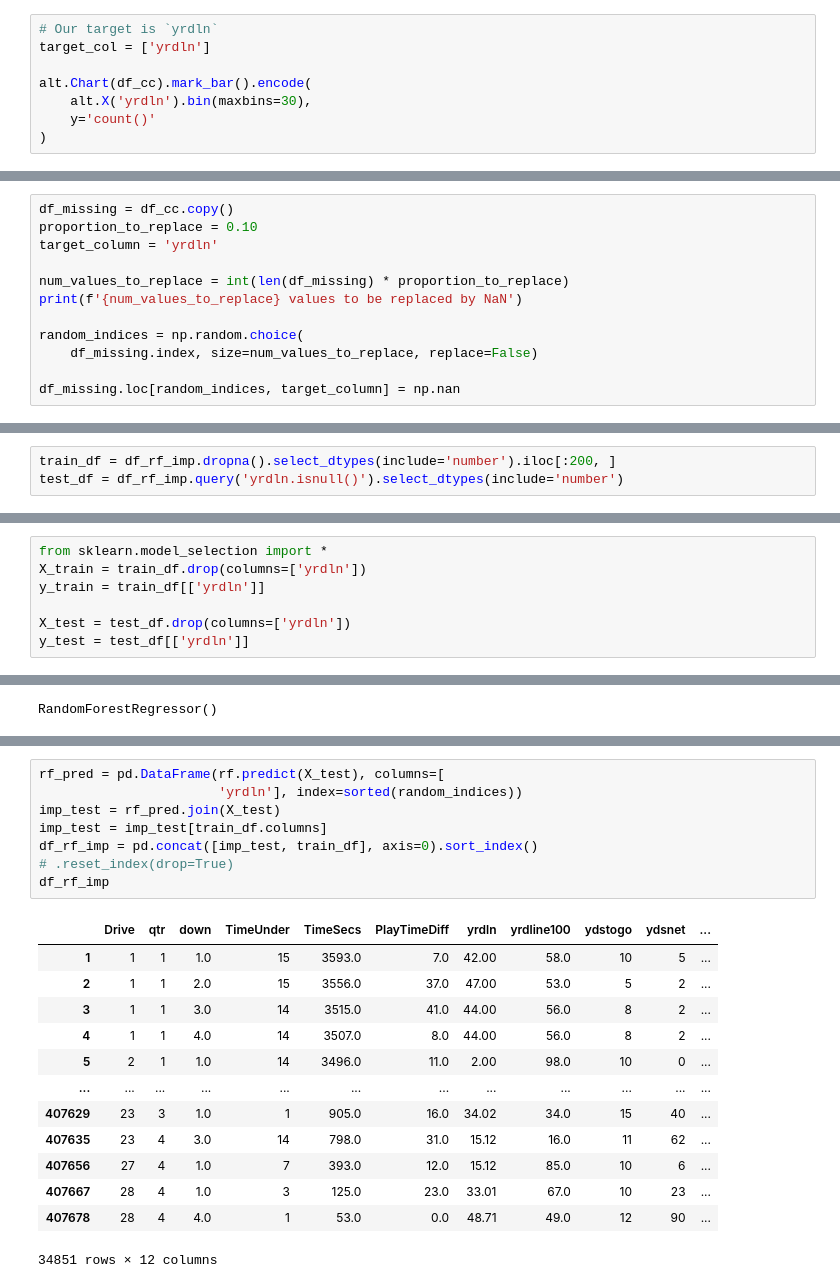
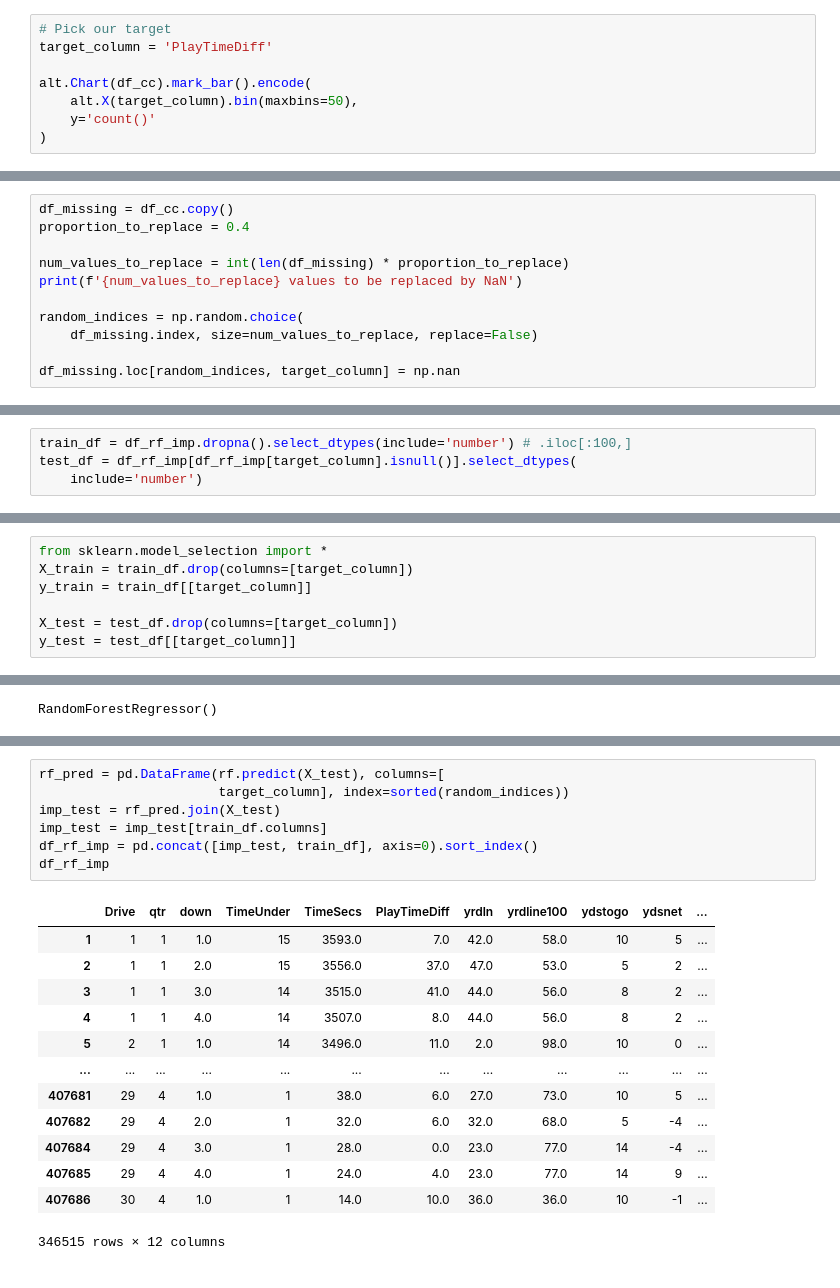
Before and after one commit to fohy24/missing-value-imputation, a Jupyter notebook: analysis.ipynb, the cells around one changed output, grey strips where cells are left out. Saved outputs shown, nothing was run; the diff lists cells and outputs as text.

```diff
--- a/analysis.ipynb
+++ b/analysis.ipynb
@@ -140,9 +140,9 @@ df_cc.corr(numeric_only=True)[['yrdln']].style.background_gradient()
 # %%
-# Our target is `yrdln`
-target_col = ['yrdln']
+# Pick our target
+target_column = 'PlayTimeDiff'
 
 alt.Chart(df_cc).mark_bar().encode(
-    alt.X('yrdln').bin(maxbins=30),
+    alt.X(target_column).bin(maxbins=50),
     y='count()'
 )
 # %% [output]
@@ -151,8 +151,7 @@ alt.Chart(df_cc).mark_bar().encode(
 ## MCAR
 # %%
 df_missing = df_cc.copy()
-proportion_to_replace = 0.10
-target_column = 'yrdln'
+proportion_to_replace = 0.4
 
 num_values_to_replace = int(len(df_missing) * proportion_to_replace)
 print(f'{num_values_to_replace} values to be replaced by NaN')
@@ -404,5 +397,6 @@ print(round(mse_knn_imputed, 3))
 # %%
 df_rf_imp = df_missing.copy()
 # %%
-train_df = df_rf_imp.dropna().select_dtypes(include='number').iloc[:200, ]
-test_df = df_rf_imp.query('yrdln.isnull()').select_dtypes(include='number')
+train_df = df_rf_imp.dropna().select_dtypes(include='number') # .iloc[:100,]
+test_df = df_rf_imp[df_rf_imp[target_column].isnull()].select_dtypes(
+    include='number')
@@ -425,7 +409,7 @@ test_df
 # %%
 from sklearn.model_selection import *
-X_train = train_df.drop(columns=['yrdln'])
-y_train = train_df[['yrdln']]
+X_train = train_df.drop(columns=[target_column])
+y_train = train_df[[target_column]]
 
-X_test = test_df.drop(columns=['yrdln'])
-y_test = test_df[['yrdln']]
+X_test = test_df.drop(columns=[target_column])
+y_test = test_df[[target_column]]
@@ -459,25 +427,24 @@ array([ 3.89, 43.37, 31.3 , ..., 15.12, 33.01, 48.71])
 # %%
 rf_pred = pd.DataFrame(rf.predict(X_test), columns=[
-                       'yrdln'], index=sorted(random_indices))
+                       target_column], index=sorted(random_indices))
 imp_test = rf_pred.join(X_test)
 imp_test = imp_test[train_df.columns]
 df_rf_imp = pd.concat([imp_test, train_df], axis=0).sort_index()
-# .reset_index(drop=True)
 df_rf_imp
 # %% [output]
 |  | Drive | qtr | down | TimeUnder | TimeSecs | PlayTimeDiff | yrdln | yrdline100 | ydstogo | ydsnet | ... |
-| 1 | 1 | 1 | 1.0 | 15 | 3593.0 | 7.0 | 42.00 | 58.0 | 10 | 5 | ... |
-| 2 | 1 | 1 | 2.0 | 15 | 3556.0 | 37.0 | 47.00 | 53.0 | 5 | 2 | ... |
-| 3 | 1 | 1 | 3.0 | 14 | 3515.0 | 41.0 | 44.00 | 56.0 | 8 | 2 | ... |
-| 4 | 1 | 1 | 4.0 | 14 | 3507.0 | 8.0 | 44.00 | 56.0 | 8 | 2 | ... |
-| 5 | 2 | 1 | 1.0 | 14 | 3496.0 | 11.0 | 2.00 | 98.0 | 10 | 0 | ... |
+| 1 | 1 | 1 | 1.0 | 15 | 3593.0 | 7.0 | 42.0 | 58.0 | 10 | 5 | ... |
+| 2 | 1 | 1 | 2.0 | 15 | 3556.0 | 37.0 | 47.0 | 53.0 | 5 | 2 | ... |
+| 3 | 1 | 1 | 3.0 | 14 | 3515.0 | 41.0 | 44.0 | 56.0 | 8 | 2 | ... |
+| 4 | 1 | 1 | 4.0 | 14 | 3507.0 | 8.0 | 44.0 | 56.0 | 8 | 2 | ... |
+| 5 | 2 | 1 | 1.0 | 14 | 3496.0 | 11.0 | 2.0 | 98.0 | 10 | 0 | ... |
 | ... | ... | ... | ... | ... | ... | ... | ... | ... | ... | ... | ... |
-| 407629 | 23 | 3 | 1.0 | 1 | 905.0 | 16.0 | 34.02 | 34.0 | 15 | 40 | ... |
-| 407635 | 23 | 4 | 3.0 | 14 | 798.0 | 31.0 | 15.12 | 16.0 | 11 | 62 | ... |
-| 407656 | 27 | 4 | 1.0 | 7 | 393.0 | 12.0 | 15.12 | 85.0 | 10 | 6 | ... |
-| 407667 | 28 | 4 | 1.0 | 3 | 125.0 | 23.0 | 33.01 | 67.0 | 10 | 23 | ... |
-| 407678 | 28 | 4 | 4.0 | 1 | 53.0 | 0.0 | 48.71 | 49.0 | 12 | 90 | ... |
+| 407681 | 29 | 4 | 1.0 | 1 | 38.0 | 6.0 | 27.0 | 73.0 | 10 | 5 | ... |
+| 407682 | 29 | 4 | 2.0 | 1 | 32.0 | 6.0 | 32.0 | 68.0 | 5 | -4 | ... |
+| 407684 | 29 | 4 | 3.0 | 1 | 28.0 | 0.0 | 23.0 | 77.0 | 14 | -4 | ... |
+| 407685 | 29 | 4 | 4.0 | 1 | 24.0 | 4.0 | 23.0 | 77.0 | 14 | 9 | ... |
+| 407686 | 30 | 4 | 1.0 | 1 | 14.0 | 10.0 | 36.0 | 36.0 | 10 | -1 | ... |
-34851 rows × 12 columns
+346515 rows × 12 columns
 # %%
 df_rf_imp.info()
 # %% [output]
```
Also changed, not shown: parts of 44 cells of this notebook.
